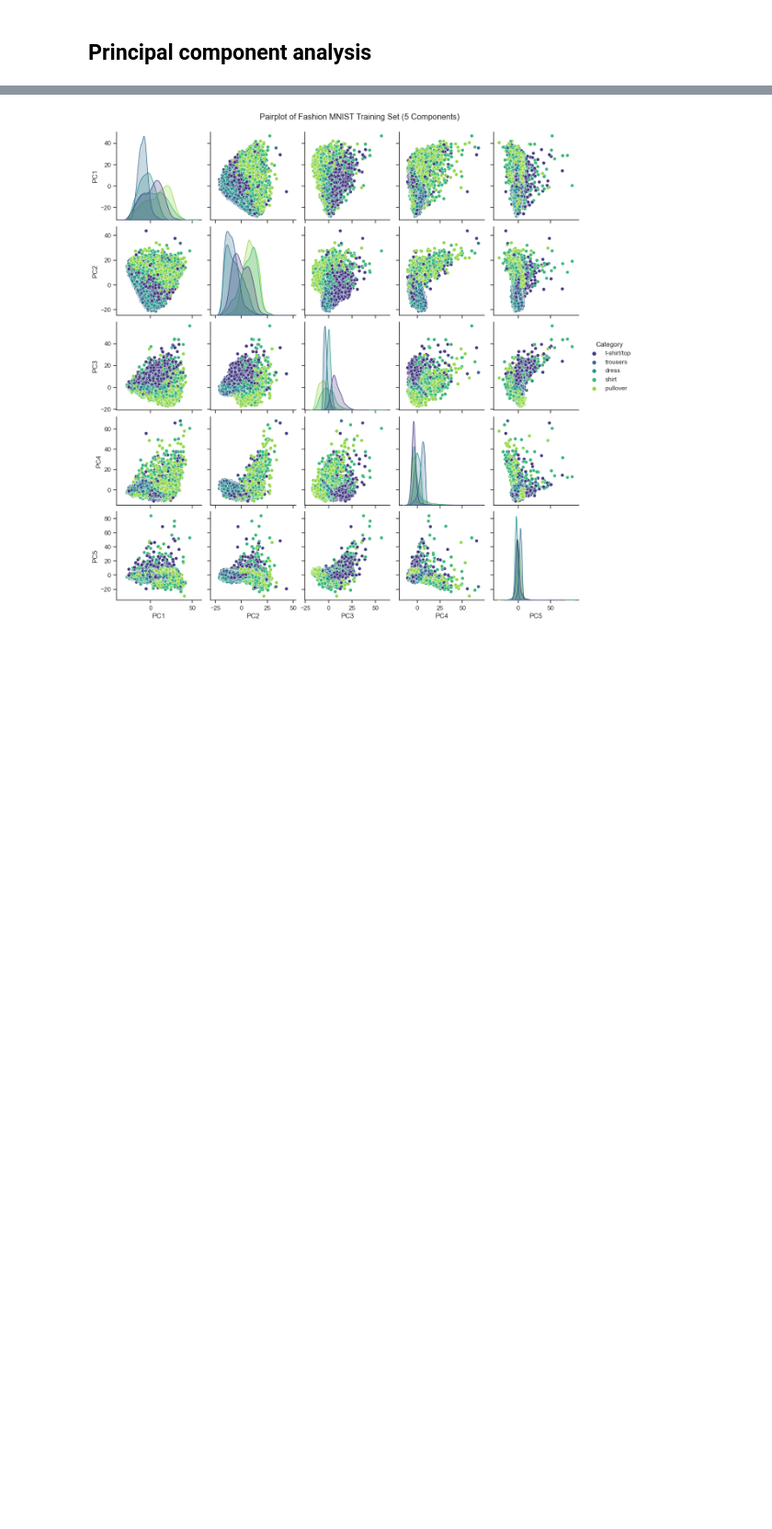
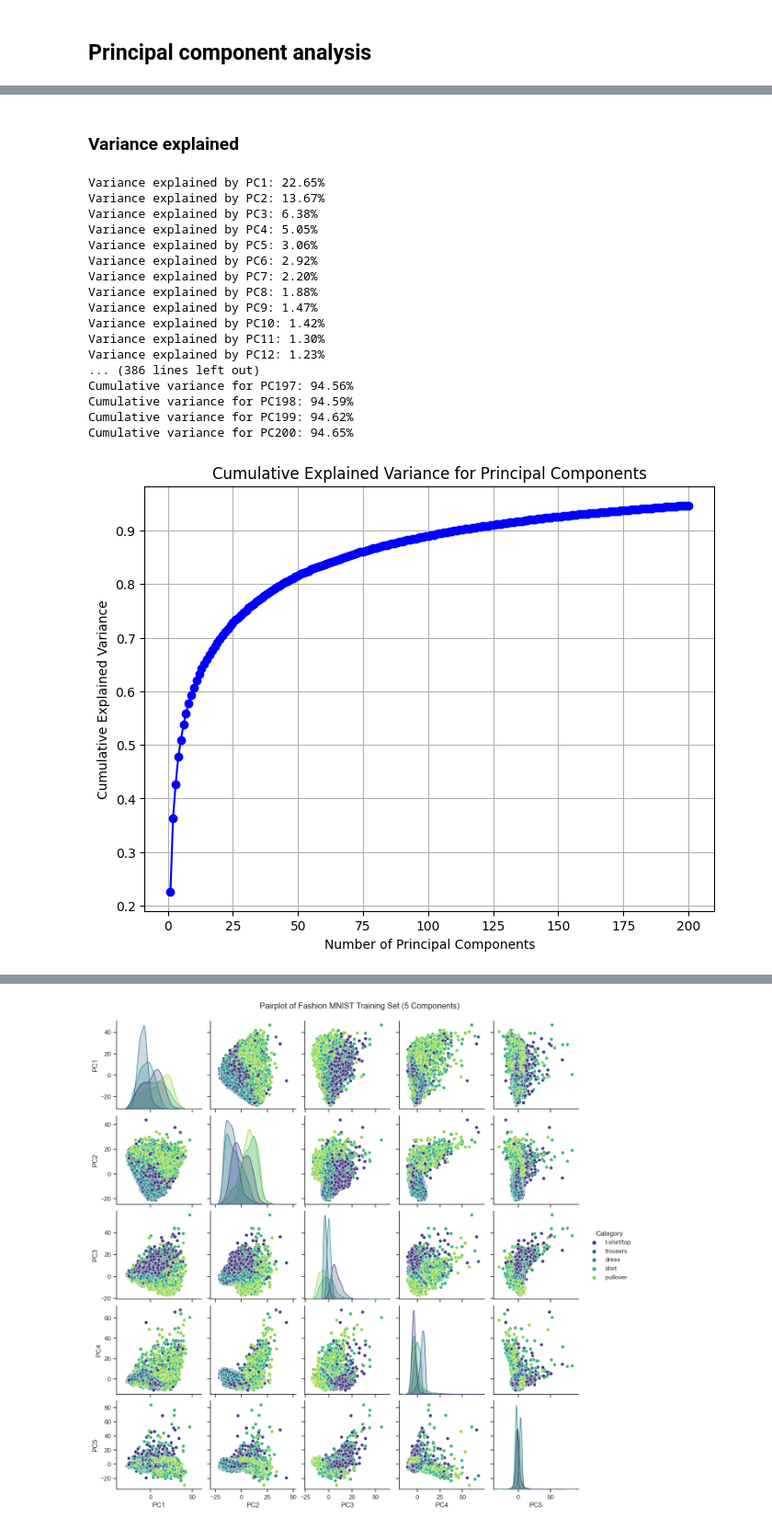
Before and after one commit to Purreskov/Machine-Learning, a Jupyter notebook: main.ipynb, the cells around one changed output, grey strips where cells are left out. Shown at 92% size. Saved outputs shown, nothing was run; the diff lists cells and outputs as text; code cells hidden in the pictures; blank space fills up the shorter version.

```diff
--- a/main.ipynb
+++ b/main.ipynb
@@ -75,0 +77,73 @@ plt.show()
+# %% [markdown]
+### Variance explained
+# %%
+import numpy as np
+import pandas as pd
+import seaborn as sns
+import matplotlib.pyplot as plt
+from sklearn.decomposition import PCA
+from sklearn.preprocessing import StandardScaler
+
+# Load the Fashion MNIST training data
+train_data = np.load('fashion_train.npy')
+
+# Extract features (pixel values) and labels
+X_train = train_data[:, :-1]
+y_train = train_data[:, -1]
+
+# Map integer labels to corresponding string labels¨
+label_mapping = {0: "T-shirt/top", 1: "Trousers", 2: "Pullover", 3: "Dress", 4: "Shirt"}
+y_train_strings = np.array([label_mapping[label] for label in y_train])
+
+# Standardize the data
+scaler = StandardScaler()
+X_train_standardized = scaler.fit_transform(X_train)
+
+# Apply PCA to the standardized data
+pca = PCA(n_components=200)
+
+# Fit PCA to the standardized data
+pca.fit(X_train_standardized)
+
+# Calculate explained variance ratio for all principal components
+explained_variance_ratio = pca.explained_variance_ratio_
+
+# Calculate cumulative explained variance
+cumulative_variance = np.cumsum(explained_variance_ratio)
+
+# Print the explained variance for each principal component
+for i in range(len(explained_variance_ratio)):
+    print(f'Variance explained by PC{i + 1}: {explained_variance_ratio[i]:.2%}')
+
+# Print cumulative explained variance for each principal component
+print("\nCumulative explained variance:")
+for i in range(len(cumulative_variance)):
+    print(f'Cumulative variance for PC{i + 1}: {cumulative_variance[i]:.2%}')
+
+# Plot cumulative explained variance
+plt.figure(figsize=(8, 6))
+plt.plot(range(1, len(cumulative_variance) + 1), cumulative_variance, marker='o', linestyle='-', color='b')
+plt.title('Cumulative Explained Variance for Principal Components')
+plt.xlabel('Number of Principal Components')
+plt.ylabel('Cumulative Explained Variance')
+plt.grid(True)
+plt.show()
+# %% [output]
+Variance explained by PC1: 22.65%
+Variance explained by PC2: 13.67%
+Variance explained by PC3: 6.38%
+Variance explained by PC4: 5.05%
+Variance explained by PC5: 3.06%
+Variance explained by PC6: 2.92%
+Variance explained by PC7: 2.20%
+Variance explained by PC8: 1.88%
+Variance explained by PC9: 1.47%
+Variance explained by PC10: 1.42%
+Variance explained by PC11: 1.30%
+Variance explained by PC12: 1.23%
+... (386 lines left out)
+Cumulative variance for PC197: 94.56%
+Cumulative variance for PC198: 94.59%
+Cumulative variance for PC199: 94.62%
+Cumulative variance for PC200: 94.65%
+[figure, added]
```
Also changed, not shown: parts of 6 cells of this notebook.
